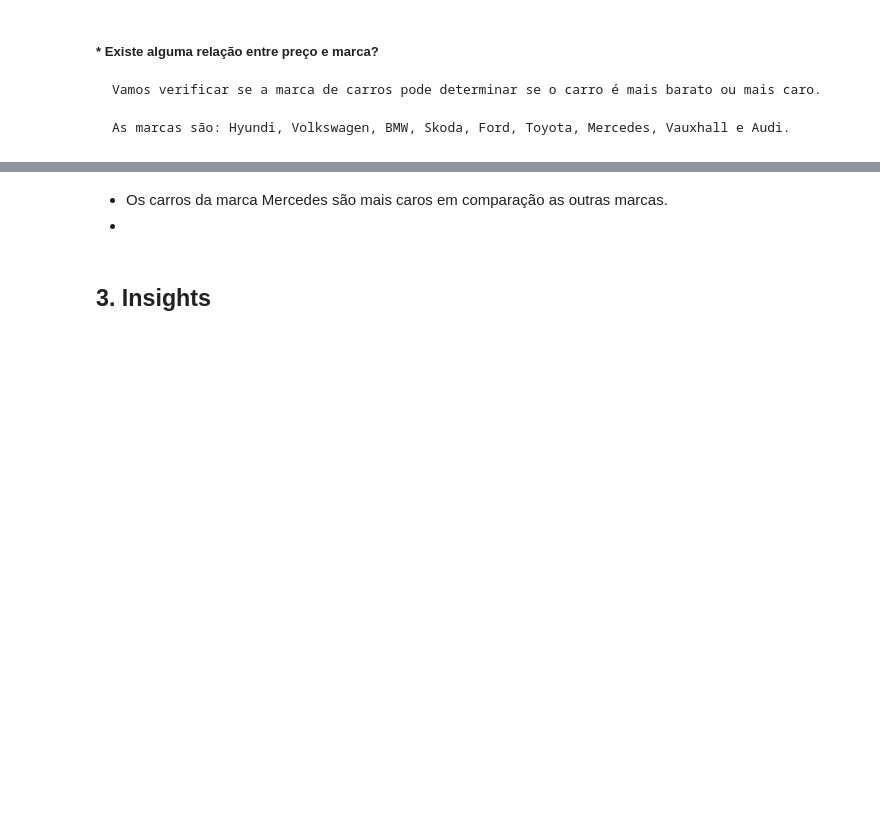
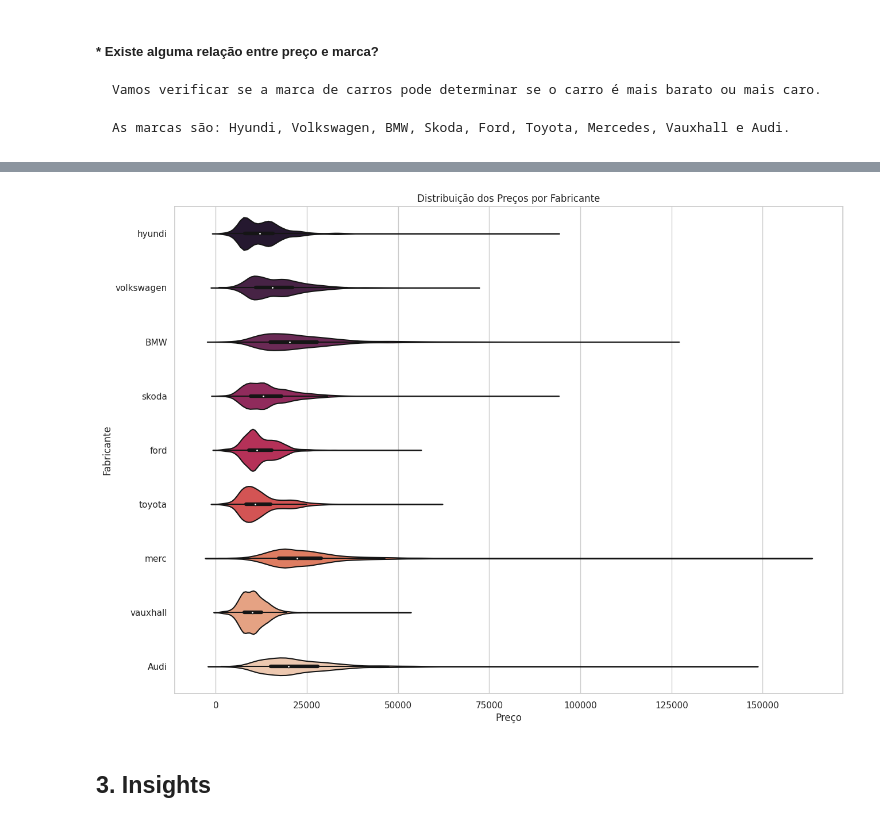
Before and after one commit to atlantico-academy/data-fusion, a Jupyter notebook: notebooks/01-exploratory_data_analysis.ipynb, the cells around one changed output, grey strips where cells are left out. Saved outputs shown, nothing was run; the diff lists cells and outputs as text; code cells hidden in the pictures; blank space fills up the shorter version.

```diff
--- a/notebooks/01-exploratory_data_analysis.ipynb
+++ b/notebooks/01-exploratory_data_analysis.ipynb
@@ -110,5 +128,12 @@ sns.swarmplot(data=df , x="Manufacturer", y="price", orient="h", size=5)
-# %% [markdown]
-* Os carros da marca Mercedes são mais caros em comparação as outras marcas.
-*
+# %%
+sns.set(style="whitegrid")
+plt.figure(figsize=(15, 11))
+sns.violinplot(data=df, x="price", y="Manufacturer", palette="rocket")
+plt.xlabel('Preço')
+plt.ylabel('Fabricante')
+plt.title('Distribuição dos Preços por Fabricante')
+plt.show()
+# %% [output]
+[figure, added]
 # %% [markdown]
 ## 3. Insights
```
Also changed, not shown: parts of 5 cells of this notebook.
